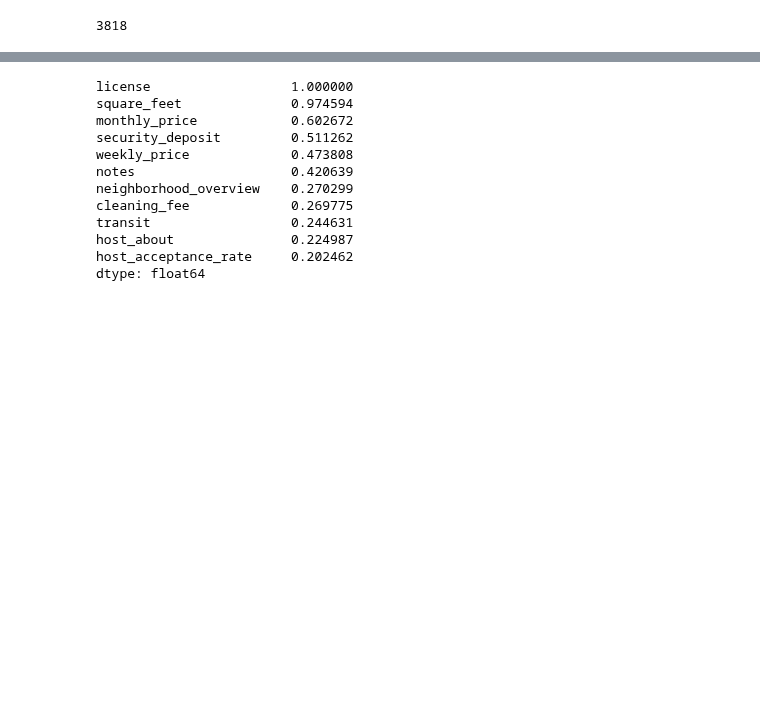
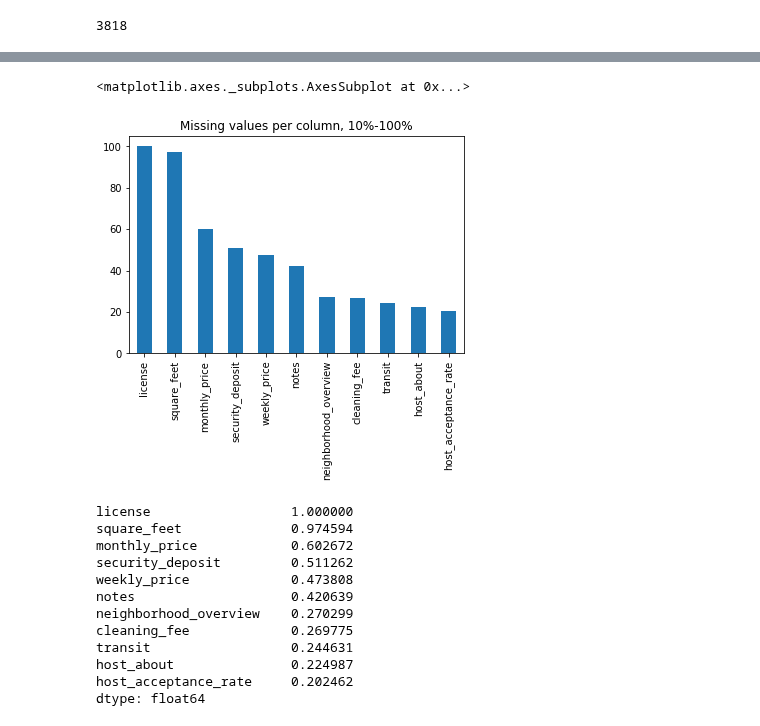
Before and after one commit to helloxms/Seattle_Airbnb_Open_Data_Analysis, a Jupyter notebook: seattle_airbnb_analysis.ipynb, the cells around one changed output, grey strips where cells are left out. Saved outputs shown, nothing was run; the diff lists cells and outputs as text; code cells hidden in the pictures; blank space fills up the shorter version.

```diff
--- a/seattle_airbnb_analysis.ipynb
+++ b/seattle_airbnb_analysis.ipynb
@@ -323,3 +313,15 @@ Index(['weekly_price', 'transit', 'square_feet', 'security_deposit', 'notes',
+# %%
+#find percentage of missing values for each column
+listings_missing_percent = listings.isnull().mean()*100
+
+#filter out only columns, which have missing values
+listings_mis_columns = listings_missing_percent[listings_missing_percent > 20].sort_values(ascending=False)
+
+#plot the results
+listings_mis_columns.plot.bar(title='Missing values per column, 10%-100%')
+# %% [output]
+<matplotlib.axes._subplots.AxesSubplot at 0x...>
+[figure, added]
 # %%
 (listings[['weekly_price', 'transit', 'square_feet', 'security_deposit', 'notes',
        'neighborhood_overview', 'monthly_price', 'license',
```
Also changed, not shown: parts of 66 cells of this notebook.
